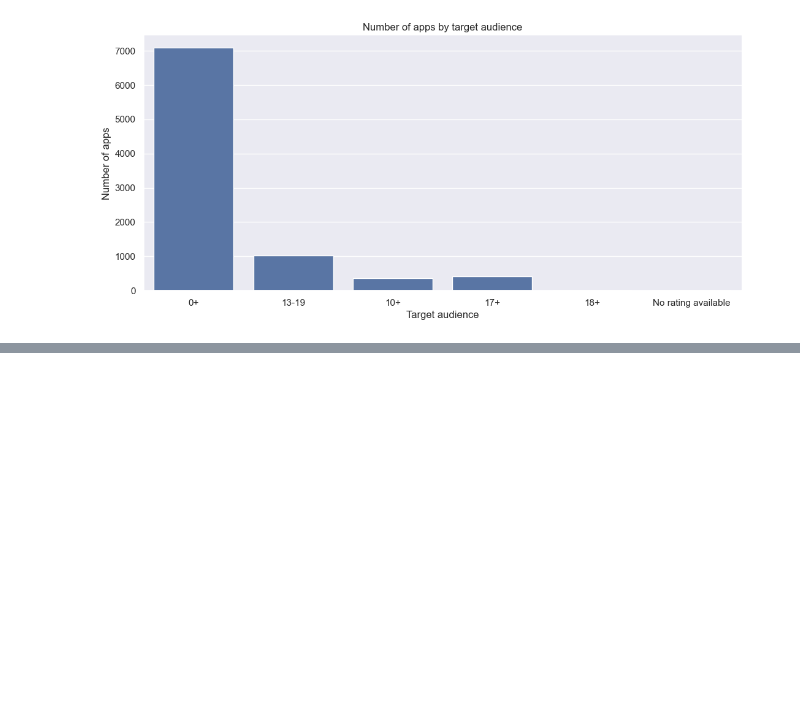
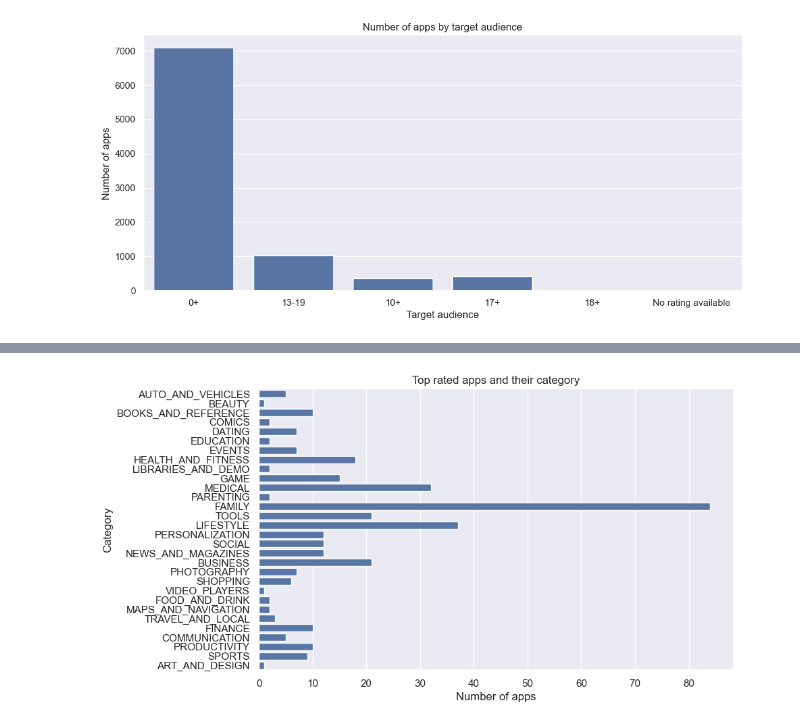
Before and after one commit to tanzhu91/google_playstore, a Jupyter notebook: playstore_ETL_EDA.ipynb, the cells around one changed output, grey strips where cells are left out. Cells and saved outputs as stored; diff of their text form; code cells hidden in the pictures; blank space fills up the shorter version.

```diff
--- a/playstore_ETL_EDA.ipynb
+++ b/playstore_ETL_EDA.ipynb
@@ -758,0 +755,3 @@ data_clean.head()
+# %%
+data_top_rated_2 = data_clean[data_clean['rating'] > 4.8]
+data_top_rated_2
@@ -758,0 +772,8 @@ data_clean.head()
+# %%
+g = sns.catplot(y='category', data=data_top_rated_2, kind='count')
+g.fig.set_figwidth(15)
+plt.ylabel('Category')
+plt.xlabel('Number of apps')
+plt.title('Top rated apps and their category');
+# %% [output]
+[figure, added]
```
Also changed, not shown: parts of 7 cells of this notebook.
